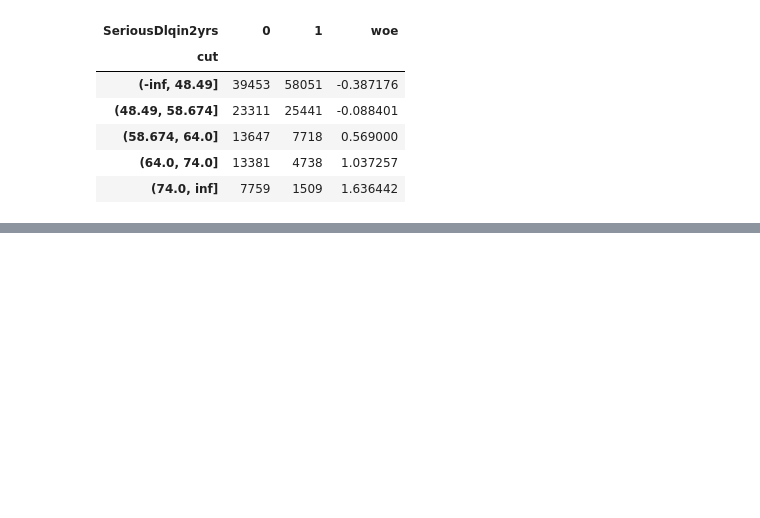
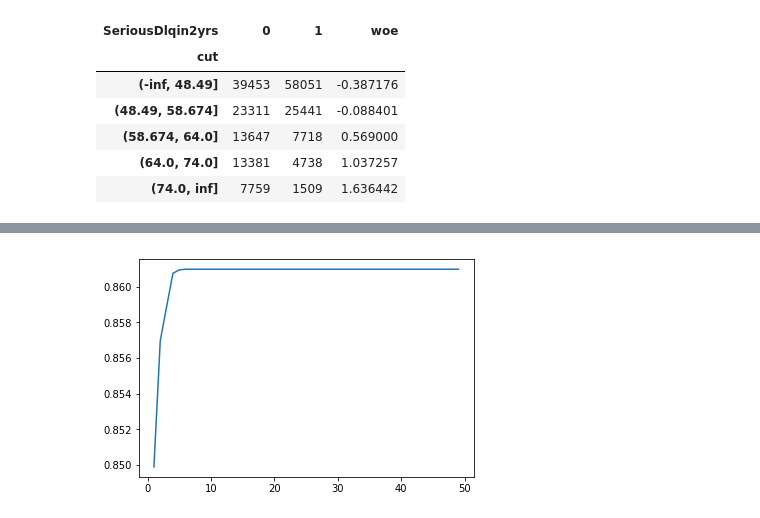
Before and after one commit to appbanana/MachineLearningAction, a Jupyter notebook: scikit-learn/逻辑回归/03-再次操作评分卡再续.ipynb, the cells around one changed output, grey strips where cells are left out. Drawn from its saved outputs; the diff is of its cells as text; code cells hidden in the pictures; blank space fills up the shorter version.

```diff
--- a/scikit-learn/逻辑回归/03-再次操作评分卡再续.ipynb
+++ b/scikit-learn/逻辑回归/03-再次操作评分卡再续.ipynb
@@ -522,0 +663,11 @@ bins_df
+# %%
+# 画max_iter学习曲线调节准确率
+score = []
+for i in range(1,50):
+    model = linear_model.LogisticRegression(C=0.01, solver='liblinear', max_iter=i).fit(X_train, y_train)
+    score.append(model.score(X_test, y_test))
+plt.figure()
+plt.plot(range(1,50), score)
+plt.show()
+# %% [output]
+[figure, added]
```
Also changed, not shown: parts of 17 cells of this notebook, 2 other files.
